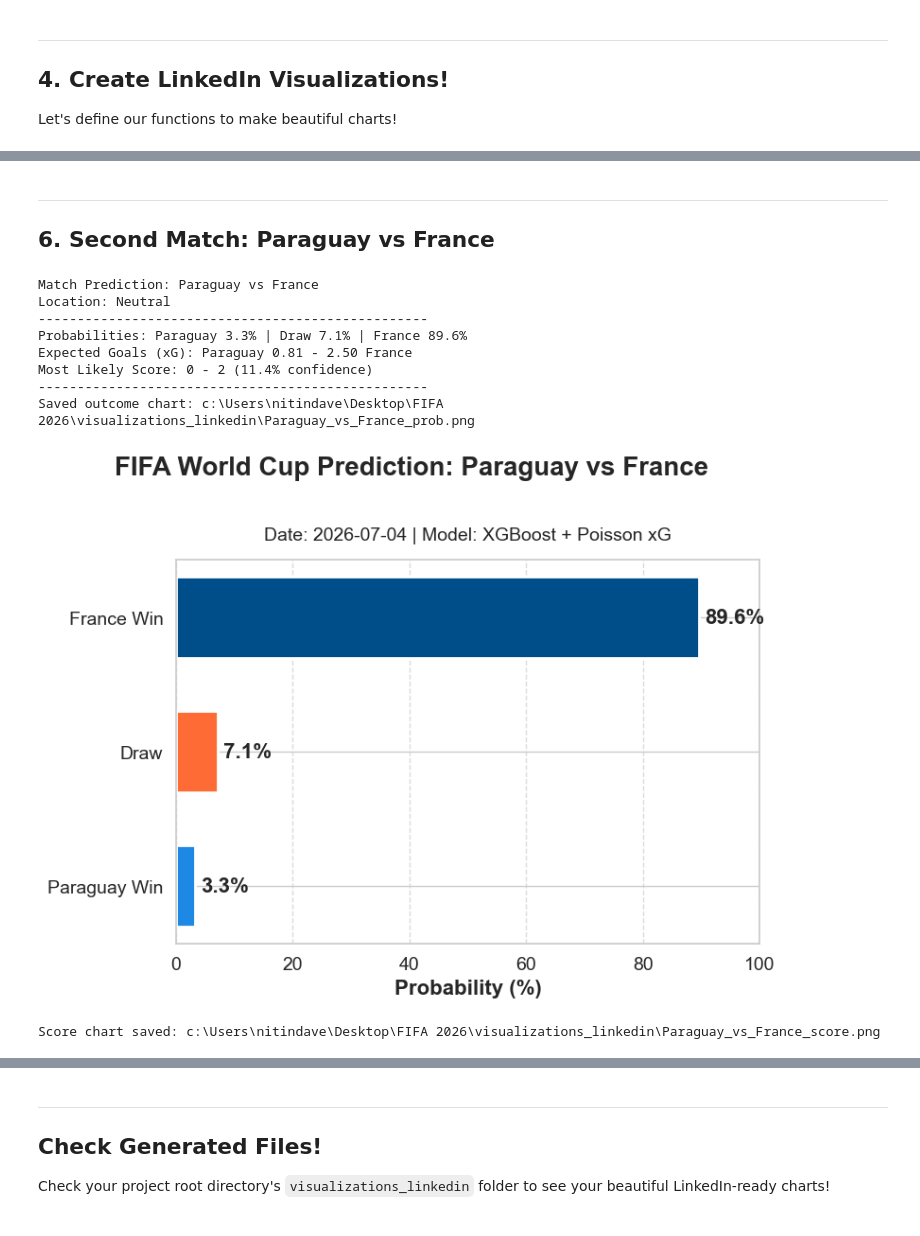
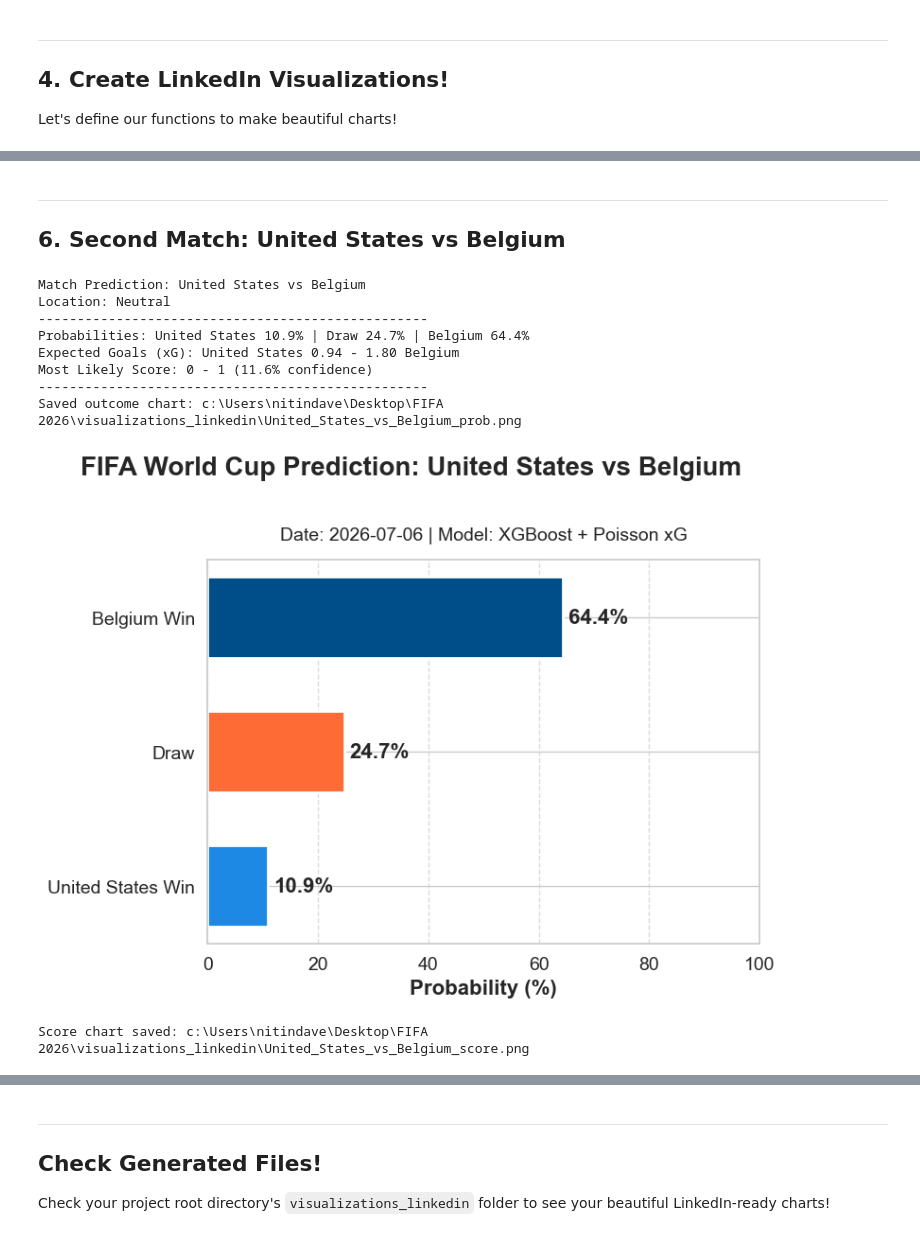
Before and after one commit to nitindavegit/FIFA-2026-Predictions, a Jupyter notebook: notebooks/04_LinkedIn_Presentation.ipynb, the cells around one changed output, grey strips where cells are left out. Saved outputs shown, nothing was run; the diff lists cells and outputs as text; code cells hidden in the pictures.

```diff
--- a/notebooks/04_LinkedIn_Presentation.ipynb
+++ b/notebooks/04_LinkedIn_Presentation.ipynb
@@ -84,7 +84,7 @@ matches[['home_team', 'away_team', 'tournament']]
 
 Let's define our functions to make beautiful charts!
 # %%
-def generate_outcome_chart(home_team, away_team, probs, date_str="2026-07-04", prediction=None):
+def generate_outcome_chart(home_team, away_team, probs, date_str="2026-07-06", prediction=None):
     has_advance = prediction is not None and 'advance_probs' in prediction
 
     if has_advance:
@@ -169,7 +169,7 @@ def generate_outcome_chart(home_team, away_team, probs, date_str="2026-07-04", p
     plt.show()
     plt.close(fig)
 # %%
-def generate_score_heatmap(home_team, away_team, home_xg, away_xg, date_str="2026-07-04", prediction=None):
+def generate_score_heatmap(home_team, away_team, home_xg, away_xg, date_str="2026-07-06", prediction=None):
     fig, (ax_heatmap, ax_summary) = plt.subplots(ncols=2, figsize=FIGSIZE, dpi=DPI, gridspec_kw={'width_ratios': [3, 1]})
 
     max_goals=5
@@ -238,7 +238,7 @@ def generate_score_heatmap(home_team, away_team, home_xg, away_xg, date_str="202
 # %%
-pred = predict_match("Canada", "Morocco")
+pred = predict_match("Portugal", "Spain")
 if pred:
     probs, (home_xg, away_xg) = pred['probs'], pred['xg']
-    generate_outcome_chart("Canada", "Morocco", probs)
-    generate_score_heatmap("Canada", "Morocco", home_xg, away_xg)
+    generate_outcome_chart("Portugal", "Spain", probs, prediction=pred)
+    generate_score_heatmap("Portugal", "Spain", home_xg, away_xg, prediction=pred)
 # %% [output]
@@ -256,20 +258,20 @@ Score chart saved: c:\Users\nitindave\Desktop\FIFA 2026\visualizations_linkedin\
 # %% [markdown]
 ---
-## 6. Second Match: Paraguay vs France
+## 6. Second Match: United States vs Belgium
 # %%
-pred = predict_match("Paraguay", "France")
+pred = predict_match("United States", "Belgium")
 if pred:
     probs, (home_xg, away_xg) = pred['probs'], pred['xg']
-    generate_outcome_chart("Paraguay", "France", probs)
-    generate_score_heatmap("Paraguay", "France", home_xg, away_xg)
+    generate_outcome_chart("United States", "Belgium", probs, prediction=pred)
+    generate_score_heatmap("United States", "Belgium", home_xg, away_xg, prediction=pred)
 # %% [output]
-Match Prediction: Paraguay vs France
+Match Prediction: United States vs Belgium
 Location: Neutral
 --------------------------------------------------
-Probabilities: Paraguay 3.3% | Draw 7.1% | France 89.6%
-Expected Goals (xG): Paraguay 0.81 - 2.50 France
-Most Likely Score: 0 - 2 (11.4% confidence)
+Probabilities: United States 10.9% | Draw 24.7% | Belgium 64.4%
+Expected Goals (xG): United States 0.94 - 1.80 Belgium
+Most Likely Score: 0 - 1 (11.6% confidence)
 --------------------------------------------------
-Saved outcome chart: c:\Users\nitindave\Desktop\FIFA 2026\visualizations_linkedin\Paraguay_vs_France_prob.png
+Saved outcome chart: c:\Users\nitindave\Desktop\FIFA 2026\visualizations_linkedin\United_States_vs_Belgium_prob.png
-[figure, old version]
+[figure, new version]
-Score chart saved: c:\Users\nitindave\Desktop\FIFA 2026\visualizations_linkedin\Paraguay_vs_France_score.png
+Score chart saved: c:\Users\nitindave\Desktop\FIFA 2026\visualizations_linkedin\United_States_vs_Belgium_score.png
```
Also changed, not shown: parts of 4 cells of this notebook.
